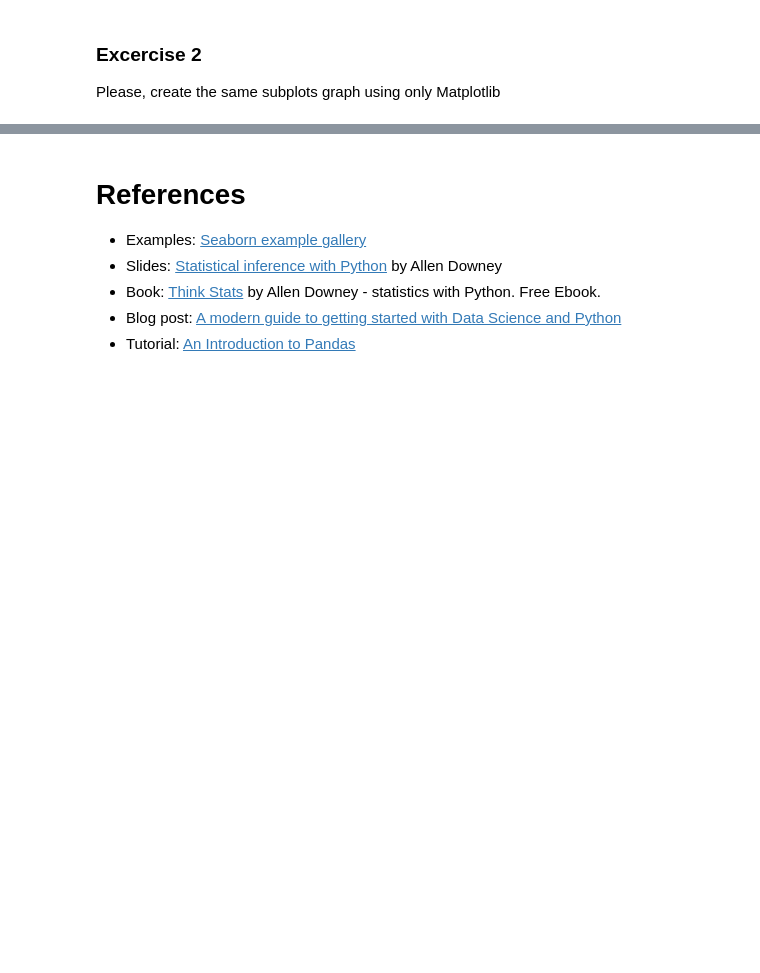
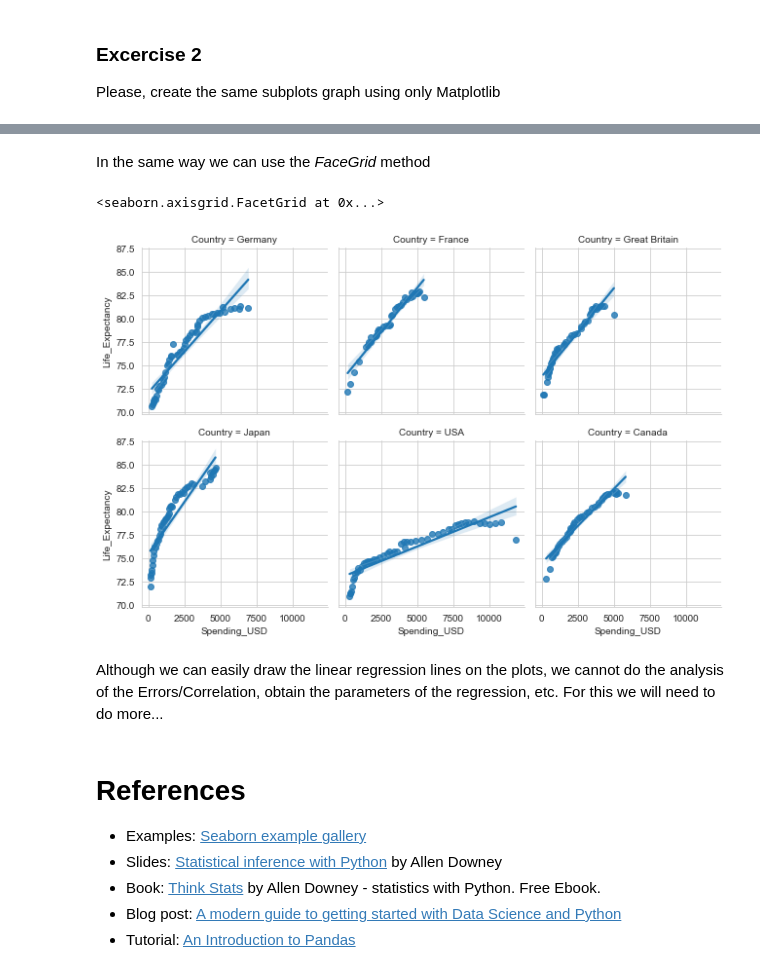
Before and after one commit to faigyb/python4ml, a Jupyter notebook: pandas_seaborn.ipynb, the cells around one changed output, grey strips where cells are left out. Drawn from its saved outputs; the diff is of its cells as text; code cells hidden in the pictures; blank space fills up the shorter version.

```diff
--- a/pandas_seaborn.ipynb
+++ b/pandas_seaborn.ipynb
@@ -266,3 +277,13 @@ Please, create the same subplots graph using only Matplotlib
+# %% [markdown]
+In the same way we can use the *FaceGrid* method
+# %%
+g = sns.FacetGrid(df, col="Country", col_wrap=3)
+g.map(sns.regplot, 'Spending_USD', 'Life_Expectancy')
+# %% [output]
+<seaborn.axisgrid.FacetGrid at 0x...>
+[figure, added]
+# %% [markdown]
+Although we can easily draw the linear regression lines on the plots, we cannot do the analysis of the Errors/Correlation, obtain the parameters of the regression, etc. For this we will need to do more...
 # %% [markdown]
 # References
 
```
Also changed, not shown: parts of 8 cells of this notebook, 1 other file.
